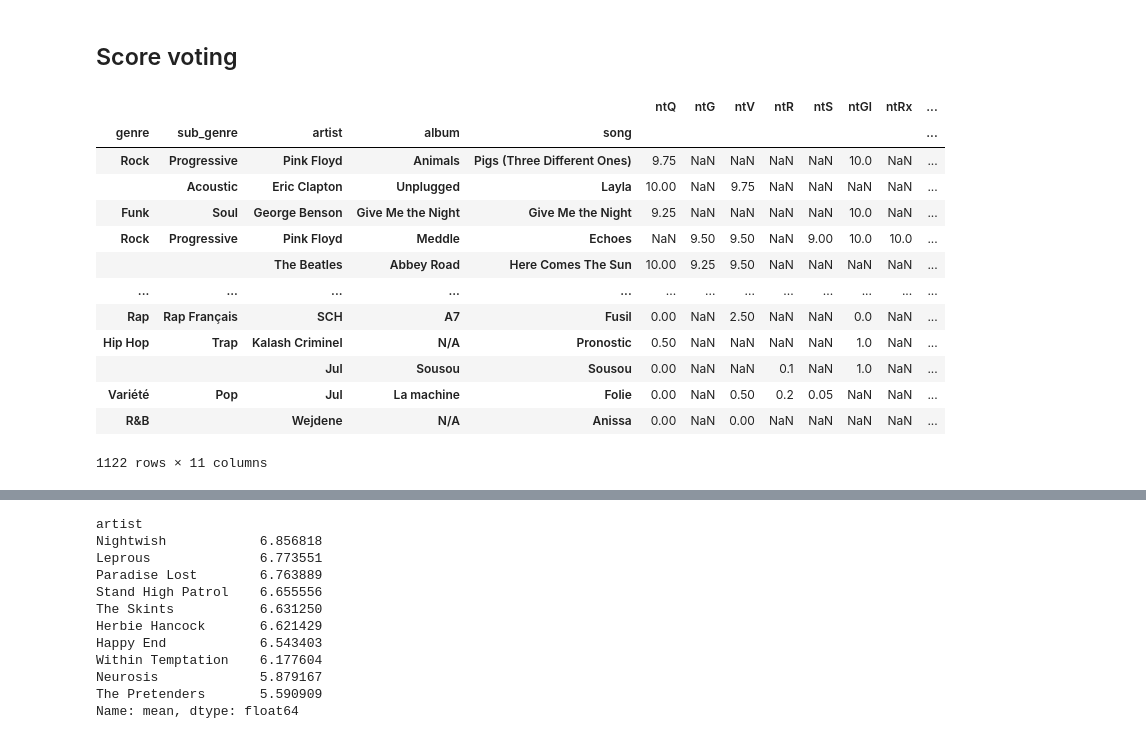
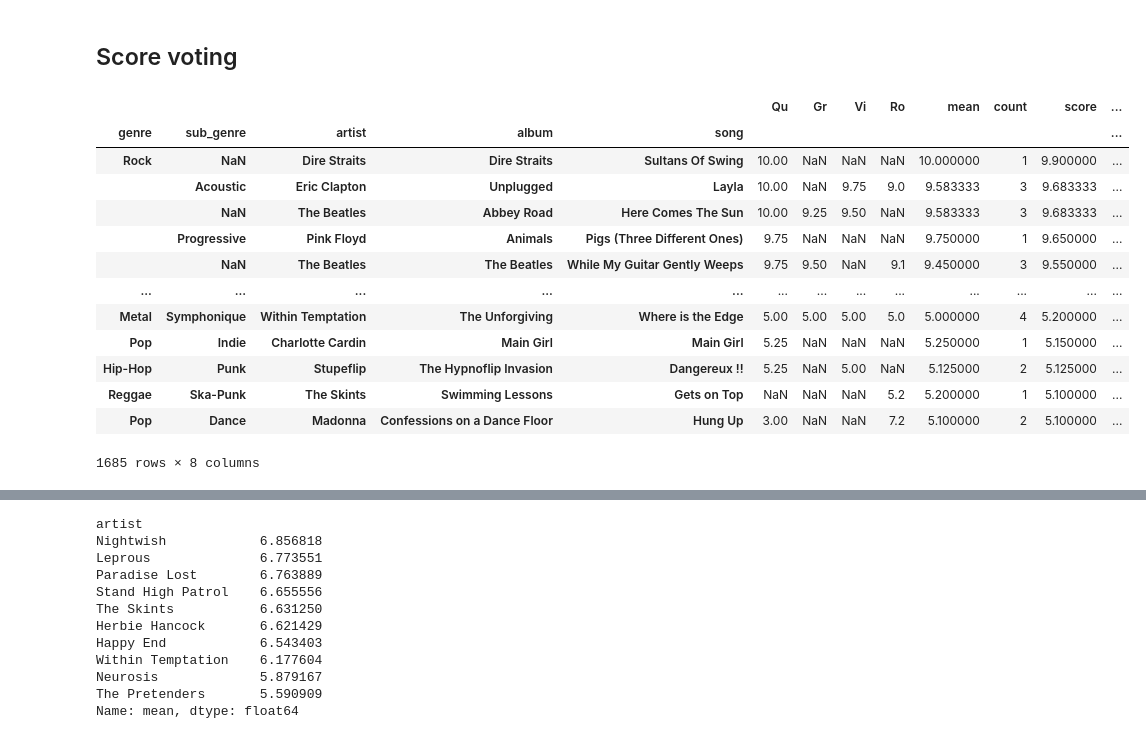
Before and after one commit to QuVil/mon-bot-le-dj-old, a Jupyter notebook: prototyping/prototyping.ipynb, the cells around one changed output, grey strips where cells are left out. Saved outputs shown, nothing was run; the diff lists cells and outputs as text; code cells hidden in the pictures.

Commit message:
Some progress on playlist generation -- need to add genre transitions

```diff
--- a/prototyping/prototyping.ipynb
+++ b/prototyping/prototyping.ipynb
@@ -40,12 +44,13 @@ data
 # %%
 # Saving as csv for later use
 data.to_csv("../data/achmusik.csv", index=True, decimal=",")
+# %%
+data = pd.read_csv("../data/achmusik.csv")
 # %%
 # Getting the decimals right -- commas to points and no more Nones
+data = data.set_index(["genre", "sub_genre", "artist", "album", "song"])
 data.fillna(value="", inplace=True)
 
 for i in range(data.columns.size):
     data[data.columns[i]] = data[data.columns[i]].str.replace(",", ".")
     data[data.columns[i]] = pd.to_numeric(data[data.columns[i]], errors='coerce')
-
-data
@@ -66,0 +57,10 @@ data
+# %%
+kept_people = ["Qu", "Gr", "Vi", "Ro"]
+default_grade = 5
+
+# Keeping only present people at the hypothetical party!
+data = data.filter(kept_people)
+
+# Hard to do this shit inplace -- if no grades at all, give it a chance to play with default grade
+data = data.dropna(how="all").append(data[data.isnull().all(axis=1)].fillna(default_grade))
+data
@@ -72,23 +84,42 @@ data["count"] = 0
+# %%
+COUNT_FACTOR = .1
+COUNT_INHIB = len(kept_people) // 2
+MIN_SCORE = 5
+PLAYLIST_SIZE = 300 # Can be an int or a fraction 0 < q <= 1
+
+# To avoid having to hard code the amount of columns for cases where the next cell is re-ran, we initialize columns
+data["mean"] = 0
+data["count"] = 0
+data["score"] = 0
+data["rank"] = 0
 # %%
 # Mean of all notes for each track
-data["mean"] = data[data.columns[:-2]].mean(axis=1)
+data["mean"] = data[data.columns[:-4]].mean(axis=1)
 
 # Amount of notes for each track
-data["count"] = data.count(axis=1) - 2
+data["count"] = data.count(axis=1) - 4
 
-data[data["count"] > 1].sort_values("mean", ascending=False)
+# Helping songs graded by more people in the group
+data["score"] = data["mean"] + (COUNT_FACTOR * (data["count"] - COUNT_INHIB))
+
+# Truncating to keep only the acceptable songs
+data = data[data["score"] > MIN_SCORE]
+
+data = data.sort_values("score", ascending=False)
+data["rank"] = data["score"].rank(method="min")
+data
 # %% [output]
-|  |  |  |  |  | ntQ | ntG | ntV | ntR | ntS | ntGl | ntRx | ... |
+|  |  |  |  |  | Qu | Gr | Vi | Ro | mean | count | score | ... |
 | genre | sub_genre | artist | album | song |  |  |  |  |  |  |  | ... |
-| Rock | Progressive | Pink Floyd | Animals | Pigs (Three Different Ones) | 9.75 | NaN | NaN | NaN | NaN | 10.0 | NaN | ... |
-|  | Acoustic | Eric Clapton | Unplugged | Layla | 10.00 | NaN | 9.75 | NaN | NaN | NaN | NaN | ... |
-| Funk | Soul | George Benson | Give Me the Night | Give Me the Night | 9.25 | NaN | NaN | NaN | NaN | 10.0 | NaN | ... |
-| Rock | Progressive | Pink Floyd | Meddle | Echoes | NaN | 9.50 | 9.50 | NaN | 9.00 | 10.0 | 10.0 | ... |
-|  |  | The Beatles | Abbey Road | Here Comes The Sun | 10.00 | 9.25 | 9.50 | NaN | NaN | NaN | NaN | ... |
+| Rock | NaN | Dire Straits | Dire Straits | Sultans Of Swing | 10.00 | NaN | NaN | NaN | 10.000000 | 1 | 9.900000 | ... |
+|  | Acoustic | Eric Clapton | Unplugged | Layla | 10.00 | NaN | 9.75 | 9.0 | 9.583333 | 3 | 9.683333 | ... |
+|  | NaN | The Beatles | Abbey Road | Here Comes The Sun | 10.00 | 9.25 | 9.50 | NaN | 9.583333 | 3 | 9.683333 | ... |
+|  | Progressive | Pink Floyd | Animals | Pigs (Three Different Ones) | 9.75 | NaN | NaN | NaN | 9.750000 | 1 | 9.650000 | ... |
+|  | NaN | The Beatles | The Beatles | While My Guitar Gently Weeps | 9.75 | 9.50 | NaN | 9.1 | 9.450000 | 3 | 9.550000 | ... |
 | ... | ... | ... | ... | ... | ... | ... | ... | ... | ... | ... | ... | ... |
-| Rap | Rap Français | SCH | A7 | Fusil | 0.00 | NaN | 2.50 | NaN | NaN | 0.0 | NaN | ... |
-| Hip Hop | Trap | Kalash Criminel | N/A | Pronostic | 0.50 | NaN | NaN | NaN | NaN | 1.0 | NaN | ... |
-|  |  | Jul | Sousou | Sousou | 0.00 | NaN | NaN | 0.1 | NaN | 1.0 | NaN | ... |
-| Variété | Pop | Jul | La machine | Folie | 0.00 | NaN | 0.50 | 0.2 | 0.05 | NaN | NaN | ... |
-| R&B |  | Wejdene | N/A | Anissa | 0.00 | NaN | 0.00 | NaN | NaN | NaN | NaN | ... |
+| Metal | Symphonique | Within Temptation | The Unforgiving | Where is the Edge | 5.00 | 5.00 | 5.00 | 5.0 | 5.000000 | 4 | 5.200000 | ... |
+| Pop | Indie | Charlotte Cardin | Main Girl | Main Girl | 5.25 | NaN | NaN | NaN | 5.250000 | 1 | 5.150000 | ... |
+| Hip-Hop | Punk | Stupeflip | The Hypnoflip Invasion | Dangereux !! | 5.25 | NaN | 5.00 | NaN | 5.125000 | 2 | 5.125000 | ... |
+| Reggae | Ska-Punk | The Skints | Swimming Lessons | Gets on Top | NaN | NaN | NaN | 5.2 | 5.200000 | 1 | 5.100000 | ... |
+| Pop | Dance | Madonna | Confessions on a Dance Floor | Hung Up | 3.00 | NaN | NaN | 7.2 | 5.100000 | 2 | 5.100000 | ... |
-1122 rows × 11 columns
+1685 rows × 8 columns
```
Also changed, not shown: parts of 8 cells of this notebook, 2 other files.
